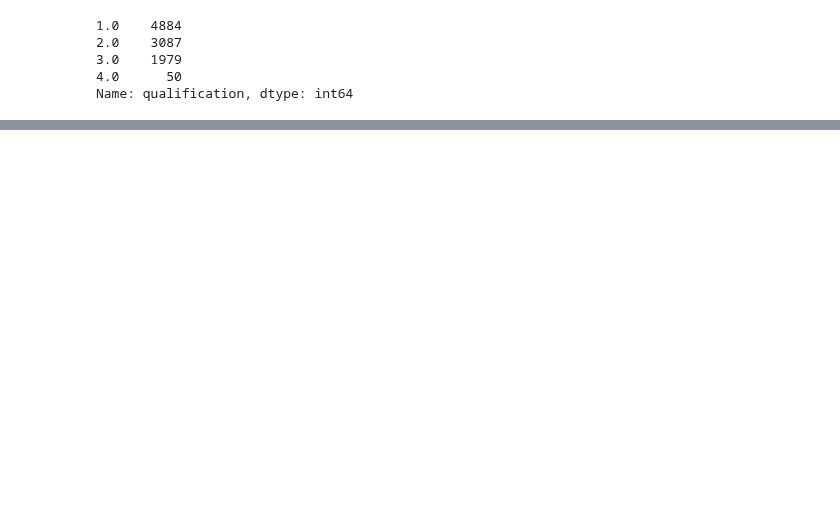
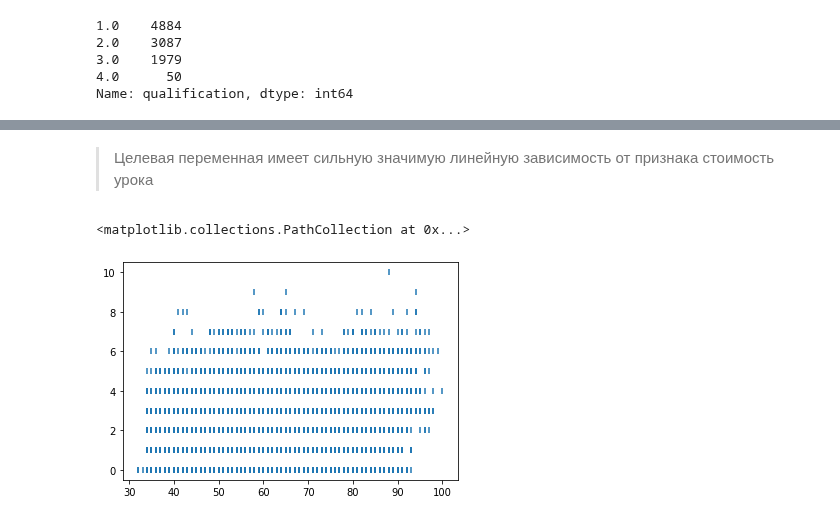
Before and after one commit to alex-chin/gb_data_analysis, a Jupyter notebook: project/math_exam.ipynb, the cells around one changed output, grey strips where cells are left out. Cells and saved outputs as stored; diff of their text form; code cells hidden in the pictures; blank space fills up the shorter version.

```diff
--- a/project/math_exam.ipynb
+++ b/project/math_exam.ipynb
@@ -272,0 +378,7 @@ Name: qualification, dtype: int64
+# %% [markdown]
+> Целевая переменная имеет сильную значимую линейную зависимость от признака стоимость урока
+# %%
+plt.scatter(train.mean_exam_points, train.years_of_experience, marker='|')
+# %% [output]
+<matplotlib.collections.PathCollection at 0x...>
+[figure, added]
```
Also changed, not shown: parts of 43 cells of this notebook.
